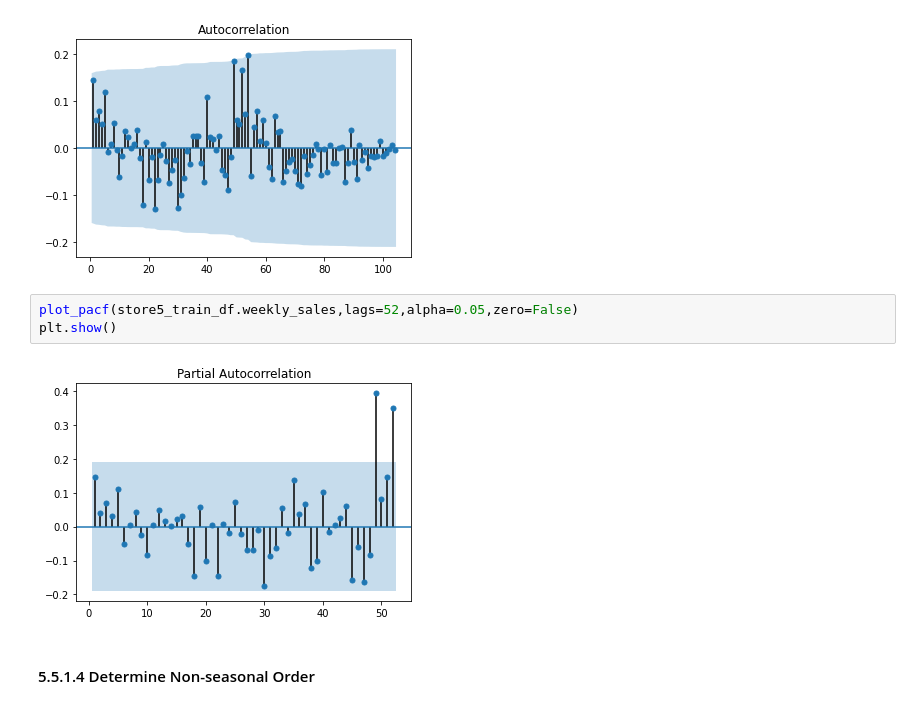
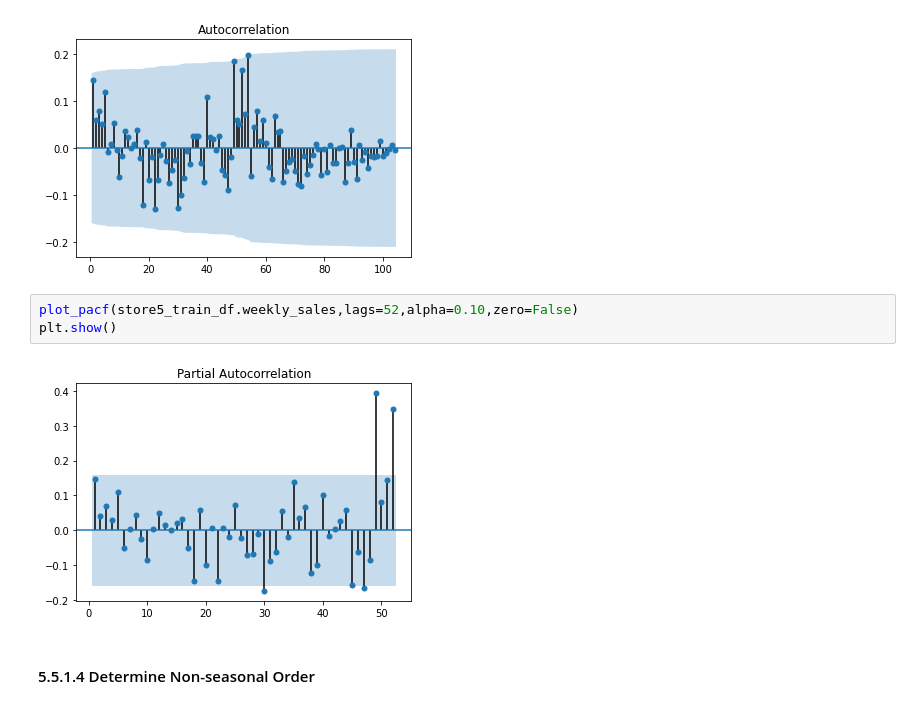
Before and after one commit to trauzi12/retail_sales_predictions, a Jupyter notebook: retail_sales_preprocessing_model.ipynb, the cells around one changed output. Drawn from its saved outputs; the diff is of its cells as text.

```diff
--- a/retail_sales_preprocessing_model.ipynb
+++ b/retail_sales_preprocessing_model.ipynb
@@ -562,10 +551,10 @@ plt.show()
 # %% [output]
 [figure]
 # %%
-plot_pacf(store5_train_df.weekly_sales,lags=52,alpha=0.05,zero=False)
+plot_pacf(store5_train_df.weekly_sales,lags=52,alpha=0.10,zero=False)
 plt.show()
 # %% [output]
-[figure, old version]
+[figure, new version]
 # %% [markdown]
 #### 5.5.1.4 Determine Non-seasonal Order
 # %%
```
Also changed, not shown: parts of 24 cells of this notebook.
